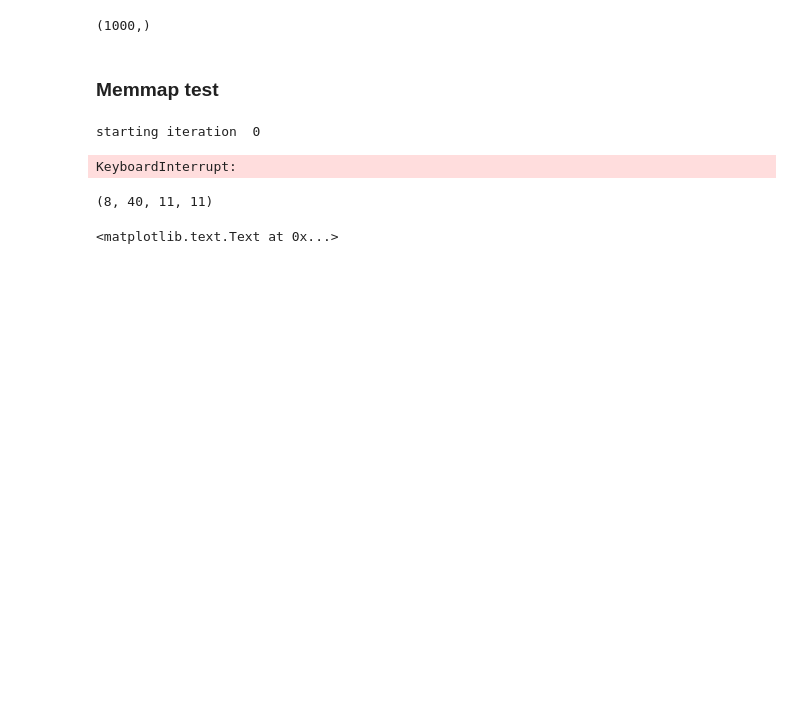
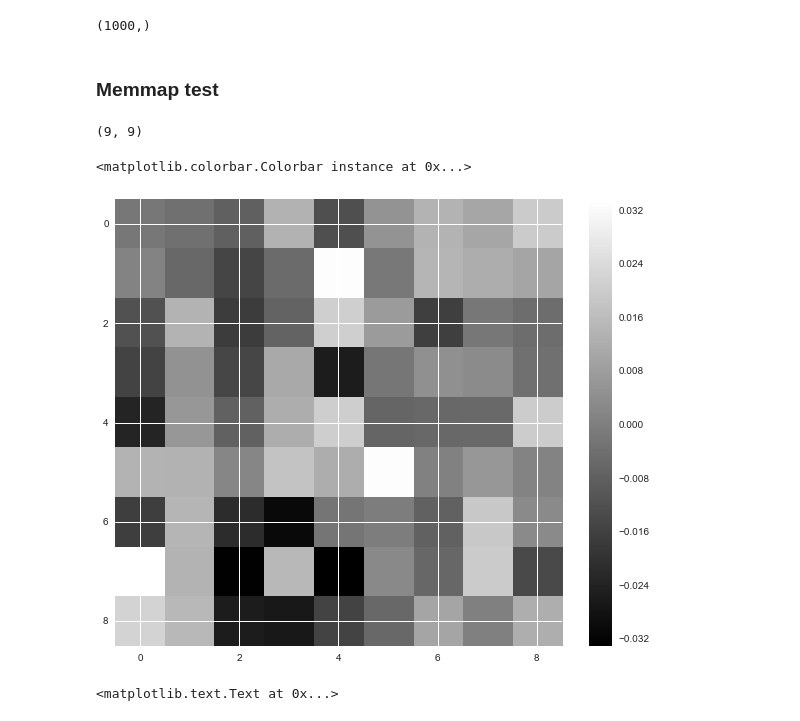
Before and after one commit to baccuslab/deep-retina, a Jupyter notebook: python/train.ipynb, the cells around one changed output. Saved outputs shown, nothing was run; the diff lists cells and outputs as text; code cells hidden in the pictures; blank space fills up the shorter version.

```diff
--- a/python/train.ipynb
+++ b/python/train.ipynb
@@ -412,8 +413,8 @@ ylabel('Correlation coefficient between \n LN model prediction and held-out rate
 from utils.classifiers.convnet import init_two_layer_convnet
 from utils.classifiers.convnet import two_layer_convnet
 # %%
-model = init_two_layer_convnet(input_shape=X[0].shape, num_classes=1, filter_size=11,
-                               num_filters=8, weight_scale=0.001)
+model = init_two_layer_convnet(input_shape=X[0].shape, num_classes=1, filter_size=9,
+                               num_filters=16, weight_scale=10e-5) # weight_scale=0.015
 # %% [markdown]
 ### Work on subset of the total data
 # %%
@@ -452,7 +453,7 @@ y[:,cell][valMask].shape
 from utils.classifier_trainer import ClassifierTrainer
 
 trainer = ClassifierTrainer()
-learning_rate = 1e-5
+learning_rate = 5e-6
 reg = 0.0 #0.001
 dropout = 1.0
 num_epochs = 5
@@ -488,13 +489,16 @@ if np.max(val_acc_history) > best_val_acc:
 
 #lr_hist[learning_rate] = np.min(val_err_history)
 #reg_hist[reg] = np.min(val_err_history)
-# %% [output]
-starting iteration  0
-KeyboardInterrupt:
 # %%
-model['W1'].shape
+model['W1'][0][30].shape
 # %% [output]
-(8, 40, 11, 11)
+(9, 9)
+# %%
+imshow(model['W1'][5][30])
+colorbar()
+# %% [output]
+<matplotlib.colorbar.Colorbar instance at 0x...>
+[figure, added]
 # %%
 # Plot the loss function and train / validation accuracies
 plt.subplot(2, 1, 1)
```
Also changed, not shown: parts of 11 cells of this notebook, 2 other files.
